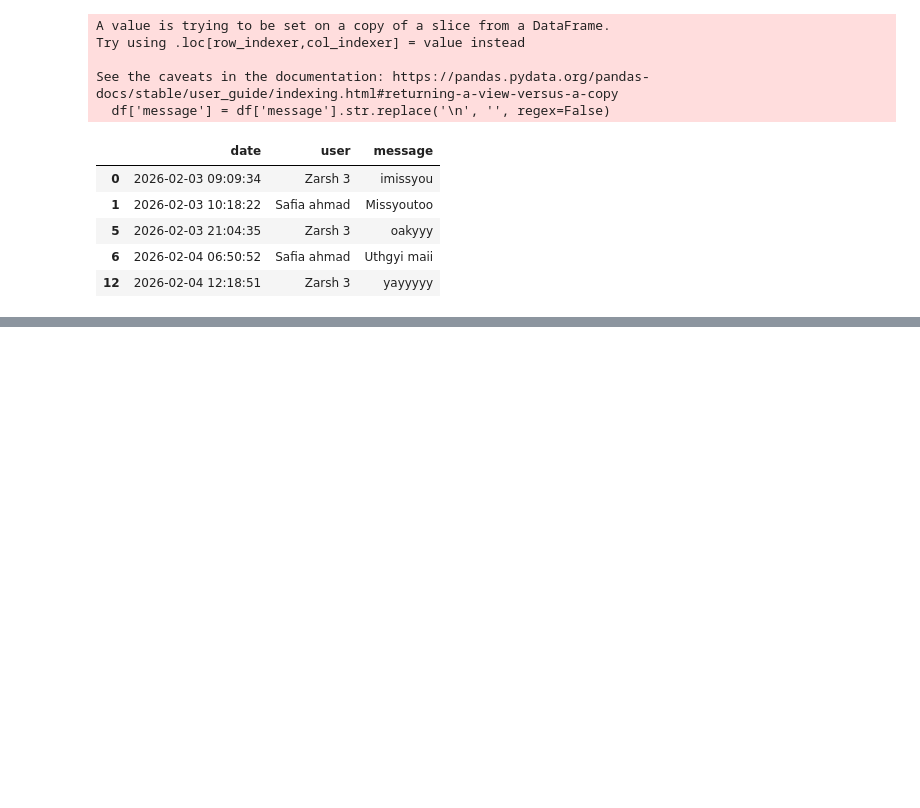
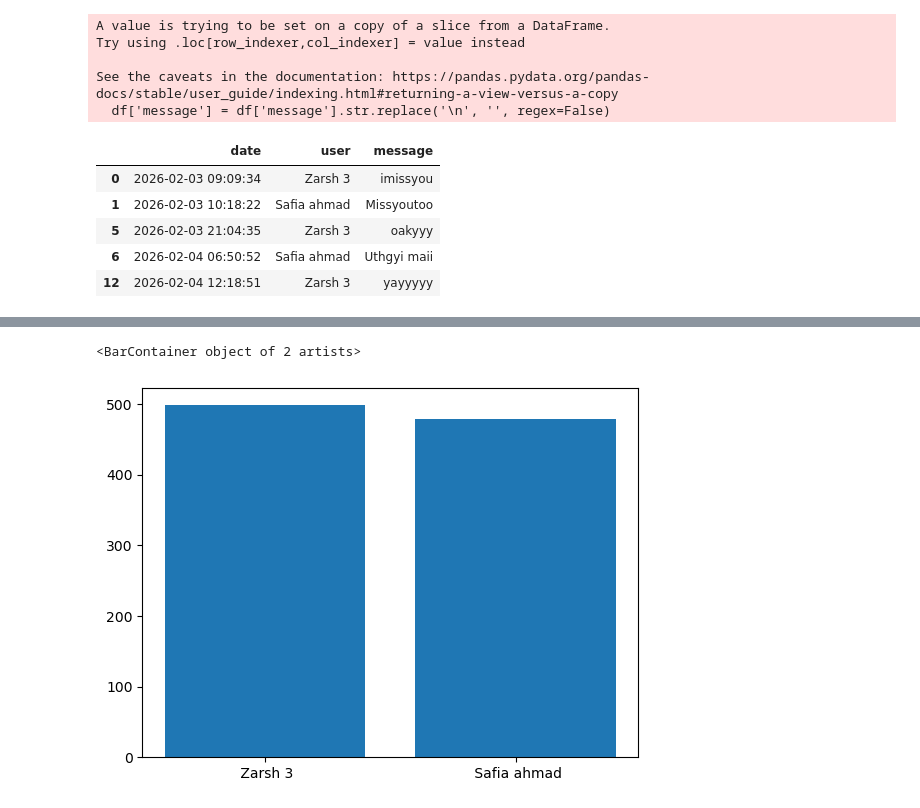
Before and after one commit to safia-ahmad/whatsapp-chat-analysis, a Jupyter notebook: whatsapp.ipynb, the cells around one changed output, grey strips where cells are left out. Cells and saved outputs as stored; diff of their text form; code cells hidden in the pictures; blank space fills up the shorter version.

```diff
--- a/whatsapp.ipynb
+++ b/whatsapp.ipynb
@@ -126,0 +198,2 @@ df.head()
+# %%
+x=df['user'].value_counts()
@@ -126,0 +202,7 @@ df.head()
+# %%
+name=x.index
+count=x.values
+plt.bar(name,count)
+# %% [output]
+<BarContainer object of 2 artists>
+[figure, added]
```
Also changed, not shown: parts of 18 cells of this notebook, 2 other files.
